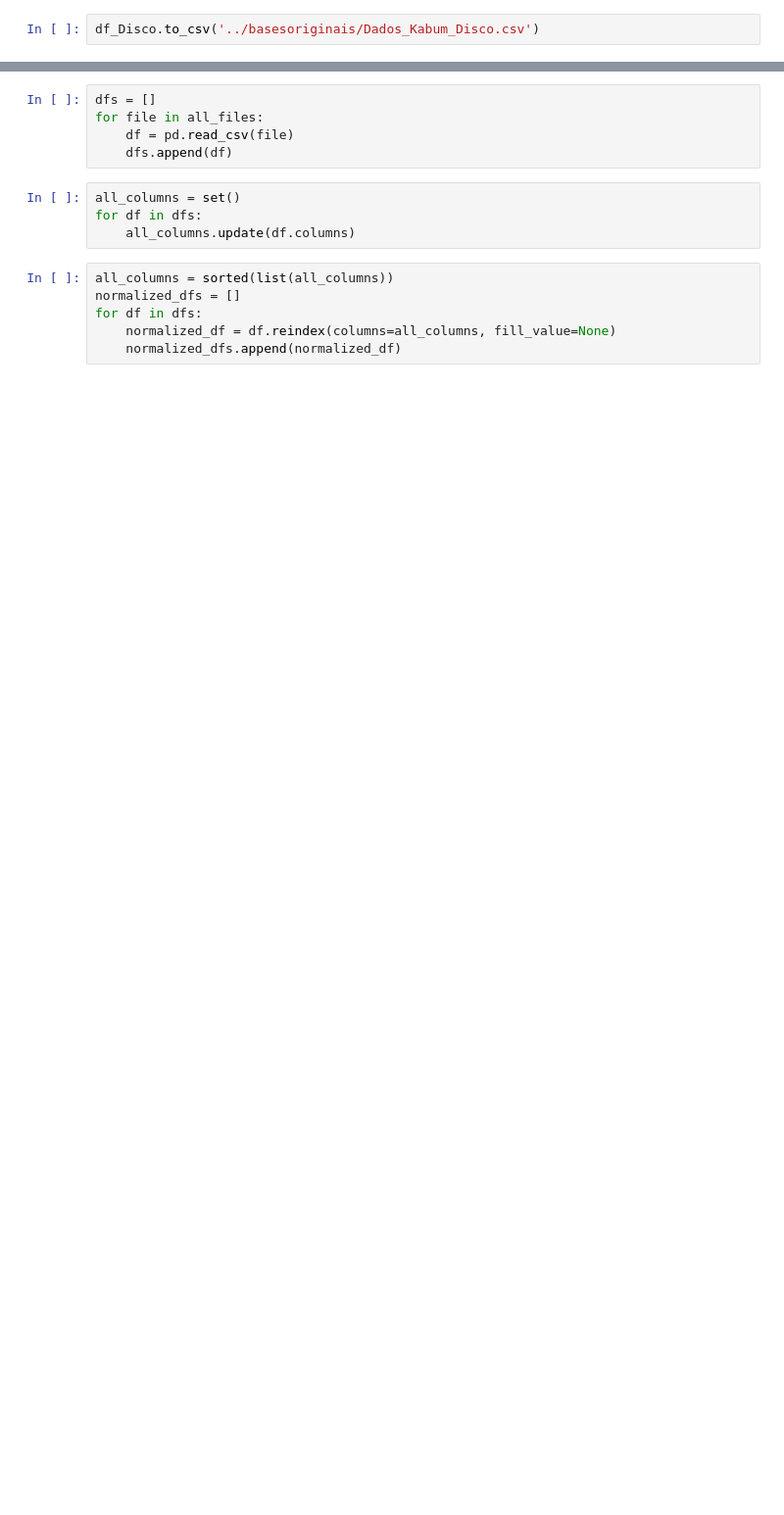
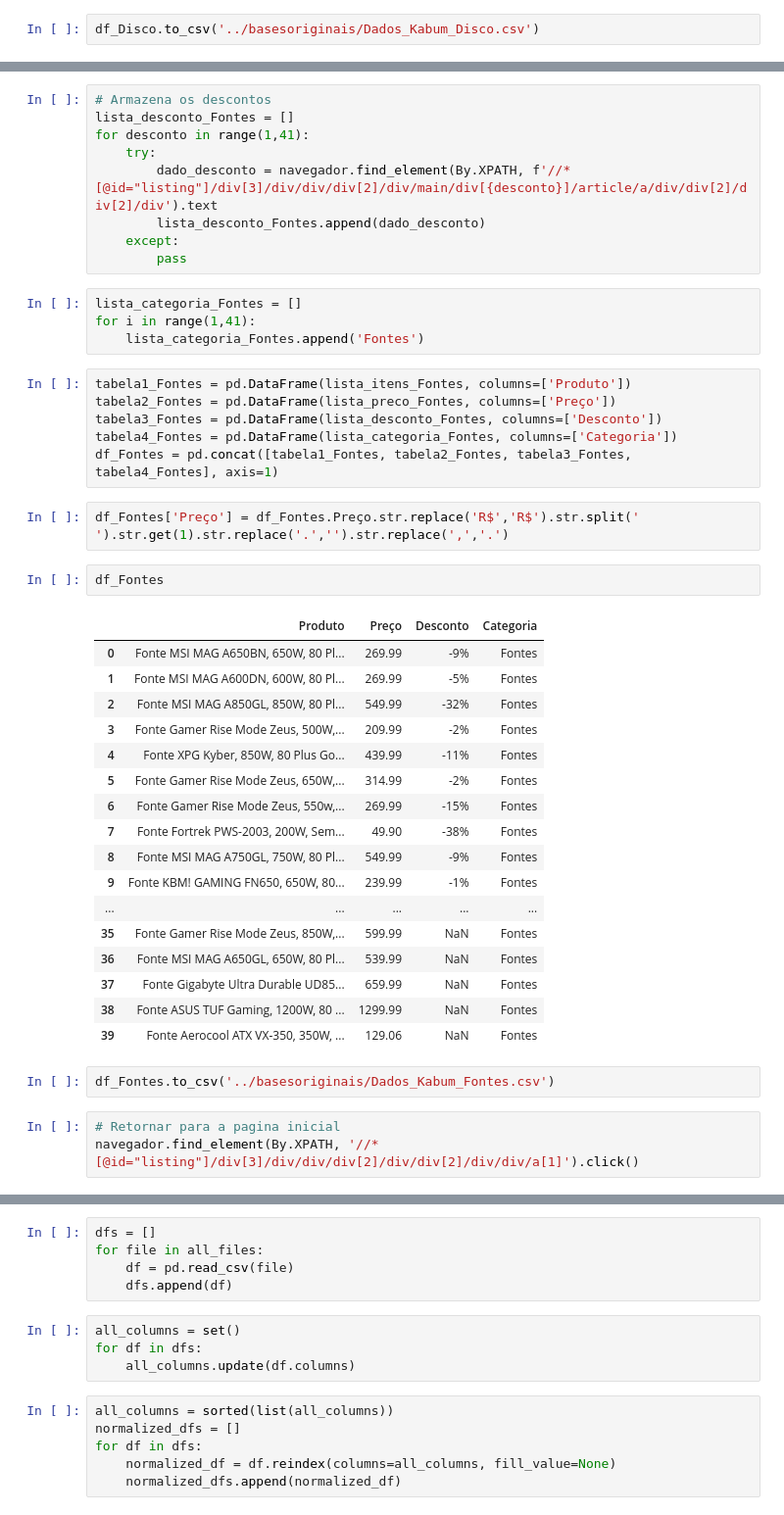
Before and after one commit to igorsantiago546/Projeto_Ext_Dados, a Jupyter notebook: scripts/Coletor_Kabum.ipynb, the cells around one changed output, grey strips where cells are left out. Shown: that part at 98% size. Drawn from its saved outputs; the diff is of its cells as text; blank space fills up the shorter version.

```diff
--- a/scripts/Coletor_Kabum.ipynb
+++ b/scripts/Coletor_Kabum.ipynb
@@ -135,0 +271,46 @@ df_Disco.to_csv('../basesoriginais/Dados_Kabum_Disco.csv')
+# %%
+# Armazena os descontos
+lista_desconto_Fontes = []
+for desconto in range(1,41):
+    try:
+        dado_desconto = navegador.find_element(By.XPATH, f'//*[@id="listing"]/div[3]/div/div/div[2]/div/main/div[{desconto}]/article/a/div/div[2]/div[2]/div').text
+        lista_desconto_Fontes.append(dado_desconto)
+    except:
+        pass
+# %%
+lista_categoria_Fontes = []
+for i in range(1,41):
+    lista_categoria_Fontes.append('Fontes')
+# %%
+tabela1_Fontes = pd.DataFrame(lista_itens_Fontes, columns=['Produto'])
+tabela2_Fontes = pd.DataFrame(lista_preco_Fontes, columns=['Preço'])
+tabela3_Fontes = pd.DataFrame(lista_desconto_Fontes, columns=['Desconto'])
+tabela4_Fontes = pd.DataFrame(lista_categoria_Fontes, columns=['Categoria'])
+df_Fontes = pd.concat([tabela1_Fontes, tabela2_Fontes, tabela3_Fontes, tabela4_Fontes], axis=1)
+# %%
+df_Fontes['Preço'] = df_Fontes.Preço.str.replace('R$','R$').str.split(' ').str.get(1).str.replace('.','').str.replace(',','.')
+# %%
+df_Fontes
+# %% [output]
+|  | Produto | Preço | Desconto | Categoria |
+| 0 | Fonte MSI MAG A650BN, 650W, 80 Pl... | 269.99 | -9% | Fontes |
+| 1 | Fonte MSI MAG A600DN, 600W, 80 Pl... | 269.99 | -5% | Fontes |
+| 2 | Fonte MSI MAG A850GL, 850W, 80 Pl... | 549.99 | -32% | Fontes |
+| 3 | Fonte Gamer Rise Mode Zeus, 500W,... | 209.99 | -2% | Fontes |
+| 4 | Fonte XPG Kyber, 850W, 80 Plus Go... | 439.99 | -11% | Fontes |
+| 5 | Fonte Gamer Rise Mode Zeus, 650W,... | 314.99 | -2% | Fontes |
+| 6 | Fonte Gamer Rise Mode Zeus, 550w,... | 269.99 | -15% | Fontes |
+| 7 | Fonte Fortrek PWS-2003, 200W, Sem... | 49.90 | -38% | Fontes |
+| 8 | Fonte MSI MAG A750GL, 750W, 80 Pl... | 549.99 | -9% | Fontes |
+| 9 | Fonte KBM! GAMING FN650, 650W, 80... | 239.99 | -1% | Fontes |
+| ... | ... | ... | ... | ... |
+| 35 | Fonte Gamer Rise Mode Zeus, 850W,... | 599.99 | NaN | Fontes |
+| 36 | Fonte MSI MAG A650GL, 650W, 80 Pl... | 539.99 | NaN | Fontes |
+| 37 | Fonte Gigabyte Ultra Durable UD85... | 659.99 | NaN | Fontes |
+| 38 | Fonte ASUS TUF Gaming, 1200W, 80 ... | 1299.99 | NaN | Fontes |
+| 39 | Fonte Aerocool ATX VX-350, 350W, ... | 129.06 | NaN | Fontes |
+# %%
+df_Fontes.to_csv('../basesoriginais/Dados_Kabum_Fontes.csv')
+# %%
+# Retornar para a pagina inicial
+navegador.find_element(By.XPATH, '//*[@id="listing"]/div[3]/div/div/div[2]/div/div[2]/div/div/a[1]').click()
```
Also changed, not shown: parts of 98 cells of this notebook, 12 other files.
